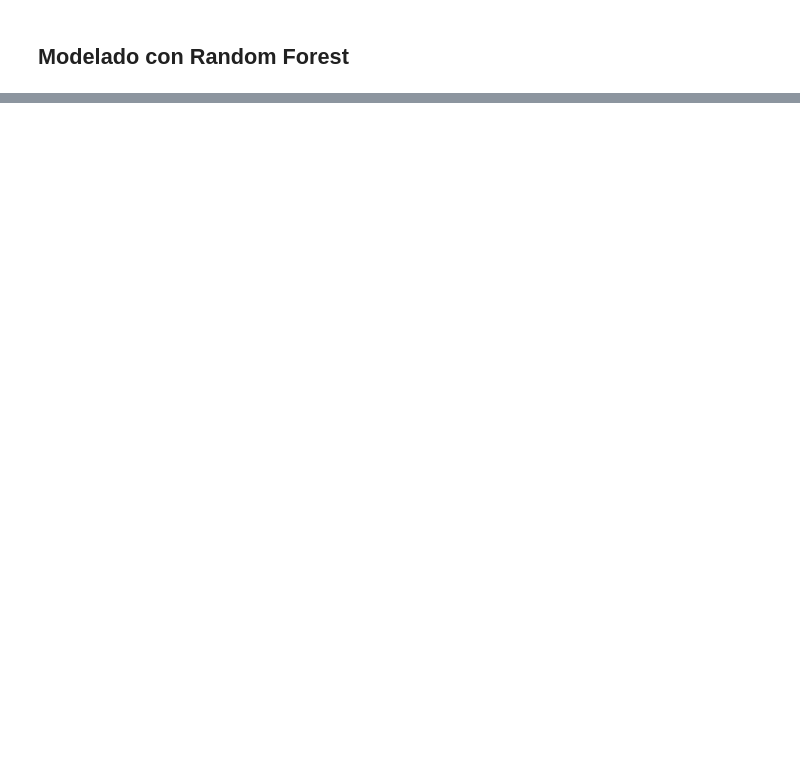
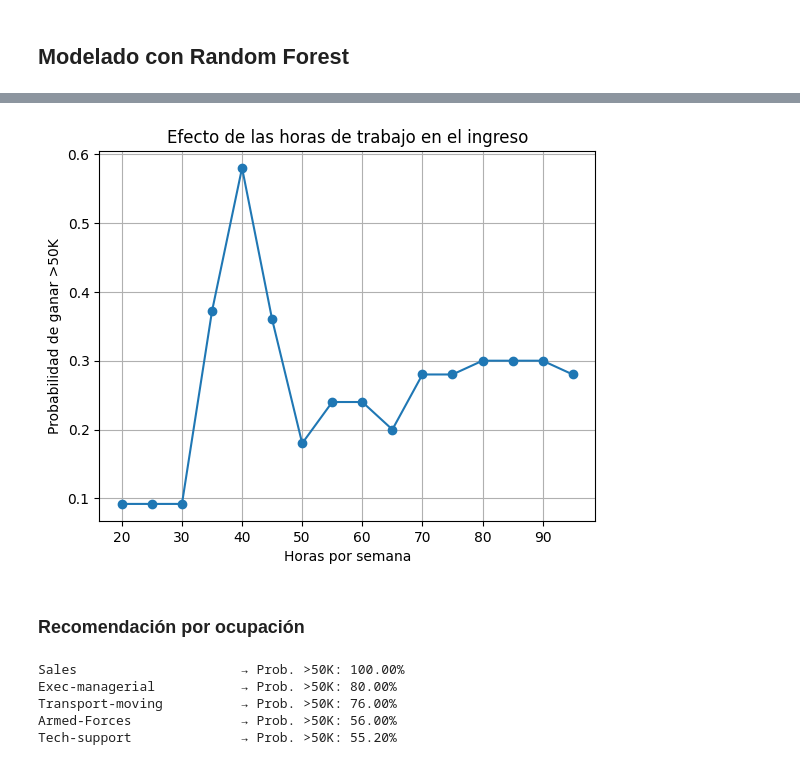
Before and after one commit to 4GeeksAcademy/sayons-intro-ml-new, a Jupyter notebook: src/13-recommendation-systems.ipynb, the cells around one changed output, grey strips where cells are left out. Cells and saved outputs as stored; diff of their text form; code cells hidden in the pictures; blank space fills up the shorter version.

```diff
--- a/src/13-recommendation-systems.ipynb
+++ b/src/13-recommendation-systems.ipynb
@@ -240,0 +328,3 @@ get_classifier_metrics(y_pred_test, y_test, y_pred_train, y_train)
+# %%
+perfil_usuario = df_final[df_final['income'] == '<=50K'].iloc[0]
+perfil_usuario
@@ -240,0 +342,3 @@ get_classifier_metrics(y_pred_test, y_test, y_pred_train, y_train)
+# %%
+perfil_cod =  X_train.loc[perfil_usuario.name].copy()
+perfil_cod
@@ -240,0 +363,23 @@ get_classifier_metrics(y_pred_test, y_test, y_pred_train, y_train)
+# %%
+# Guardamos los resultados
+horas = []
+probabilidades = []
+
+for h in range(20, 100, 5):
+    perfil_simulado = perfil_cod.copy()
+    perfil_simulado['hours.per.week'] = h
+    proba = model_rf.predict_proba([perfil_simulado])[0][1]
+    horas.append(h)
+    probabilidades.append(proba)
+
+# Graficar
+plt.plot(horas, probabilidades, marker='o')
+plt.xlabel('Horas por semana')
+plt.ylabel('Probabilidad de ganar >50K')
+plt.title('Efecto de las horas de trabajo en el ingreso')
+plt.grid()
+plt.show()
+# %% [output]
+[figure, added]
+# %% [markdown]
+### Recomendación por ocupación
@@ -240,0 +414,11 @@ get_classifier_metrics(y_pred_test, y_test, y_pred_train, y_train)
+# %%
+resultados_ordenados = sorted(resultados, key=lambda x: x[1], reverse=True)
+
+for ocup, p in resultados_ordenados[:5]:
+    print(f"{ocup:25s} → Prob. >50K: {p:.2%}")
+# %% [output]
+Sales                     → Prob. >50K: 100.00%
+Exec-managerial           → Prob. >50K: 80.00%
+Transport-moving          → Prob. >50K: 76.00%
+Armed-Forces              → Prob. >50K: 56.00%
+Tech-support              → Prob. >50K: 55.20%
```
Also changed, not shown: parts of 20 cells of this notebook.
